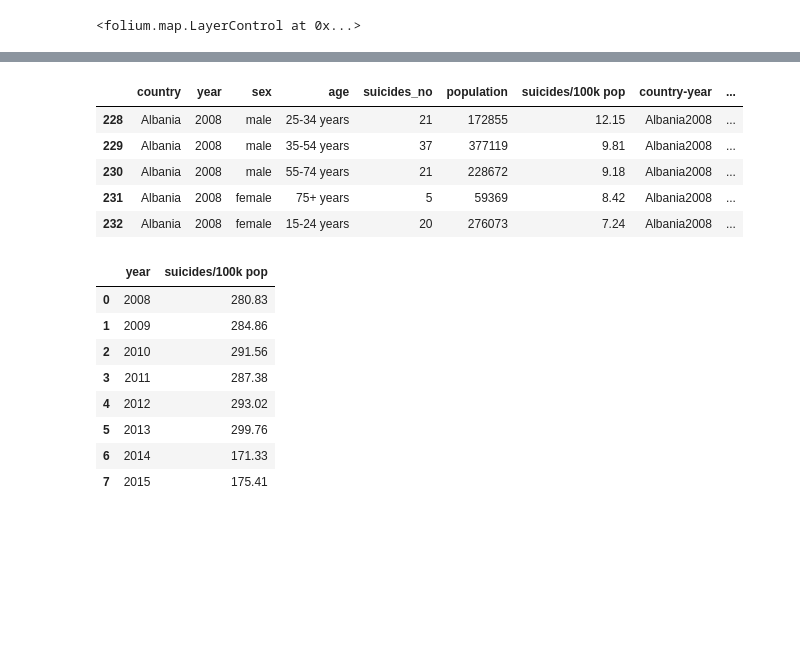
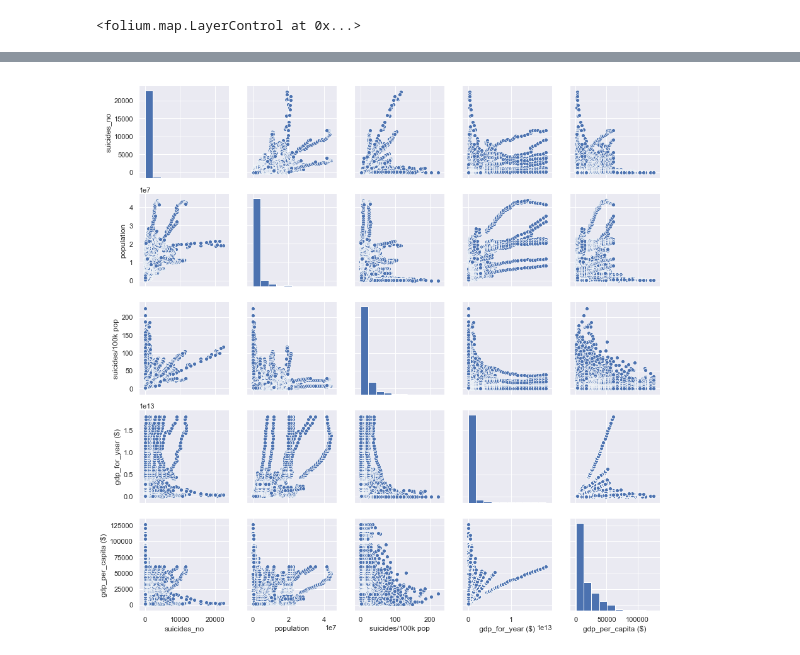
Before and after one commit to milkrong/suicide_rate_analysis, a Jupyter notebook: final_report.ipynb, the cells around one changed output, grey strips where cells are left out. Saved outputs shown, nothing was run; the diff lists cells and outputs as text; code cells hidden in the pictures; blank space fills up the shorter version.

```diff
--- a/final_report.ipynb
+++ b/final_report.ipynb
@@ -100,16 +85,16 @@ plt.show()
+# %%
+suicide_info[' gdp_for_year ($) '] = suicide_info[' gdp_for_year ($) '].str.replace(',', '')
+suicide_info[' gdp_for_year ($) '] = suicide_info[' gdp_for_year ($) '].apply(pd.to_numeric)
+sns.pairplot(suicide_info.drop(columns=['year', 'HDI for year']))
+plt.show()
+# %% [output]
+[figure, added]
 # %%
 suicide_info.head()
 # %%
 suicide_rate_after_2008 = suicide_info[suicide_info.year >= 2008]
 # %%
 suicide_rate_after_2008.head()
-# %% [output]
-|  | country | year | sex | age | suicides_no | population | suicides/100k pop | country-year | ... |
-| 228 | Albania | 2008 | male | 25-34 years | 21 | 172855 | 12.15 | Albania2008 | ... |
-| 229 | Albania | 2008 | male | 35-54 years | 37 | 377119 | 9.81 | Albania2008 | ... |
-| 230 | Albania | 2008 | male | 55-74 years | 21 | 228672 | 9.18 | Albania2008 | ... |
-| 231 | Albania | 2008 | female | 75+ years | 5 | 59369 | 8.42 | Albania2008 | ... |
-| 232 | Albania | 2008 | female | 15-24 years | 20 | 276073 | 7.24 | Albania2008 | ... |
 # %%
 # North America
 suicide_with_ec = suicide_rate_after_2008.loc[:,['country', 'year', 'suicides/100k pop']].copy()
@@ -117,16 +102,6 @@ suicide_with_ec = suicide_with_ec[(suicide_with_ec.country == "Canada") | (suici
 economic_risk_year = 2008
 # %%
 suicide_with_ec
-# %% [output]
-|  | year | suicides/100k pop |
-| 0 | 2008 | 280.83 |
-| 1 | 2009 | 284.86 |
-| 2 | 2010 | 291.56 |
-| 3 | 2011 | 287.38 |
-| 4 | 2012 | 293.02 |
-| 5 | 2013 | 299.76 |
-| 6 | 2014 | 171.33 |
-| 7 | 2015 | 175.41 |
 # %%
 ax = sns.lineplot(x='year', y = 'suicides/100k pop', data = suicide_with_ec)
 ax.set(ylabel = "Suicide Rate * 100")
```
Also changed, not shown: parts of 9 cells of this notebook.
